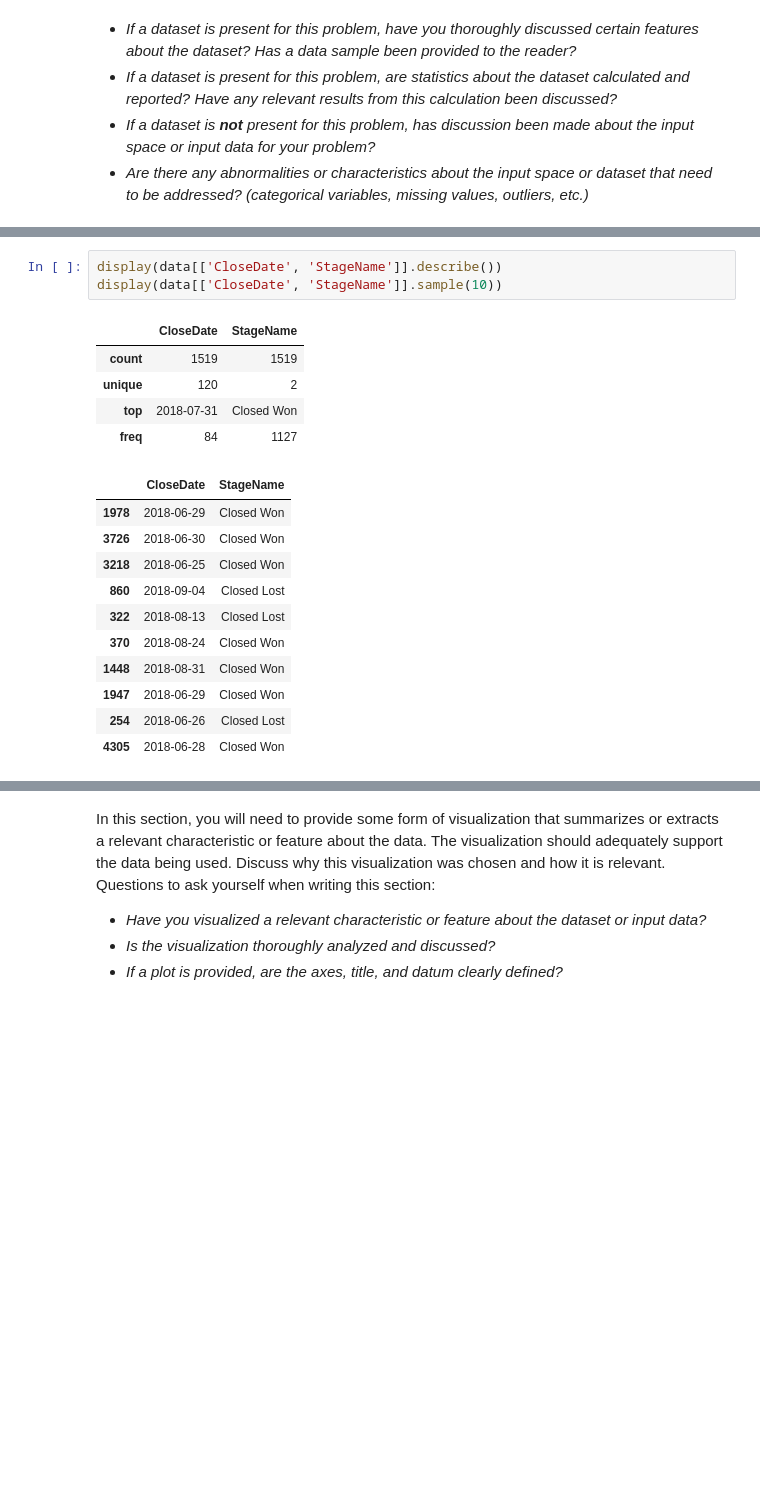
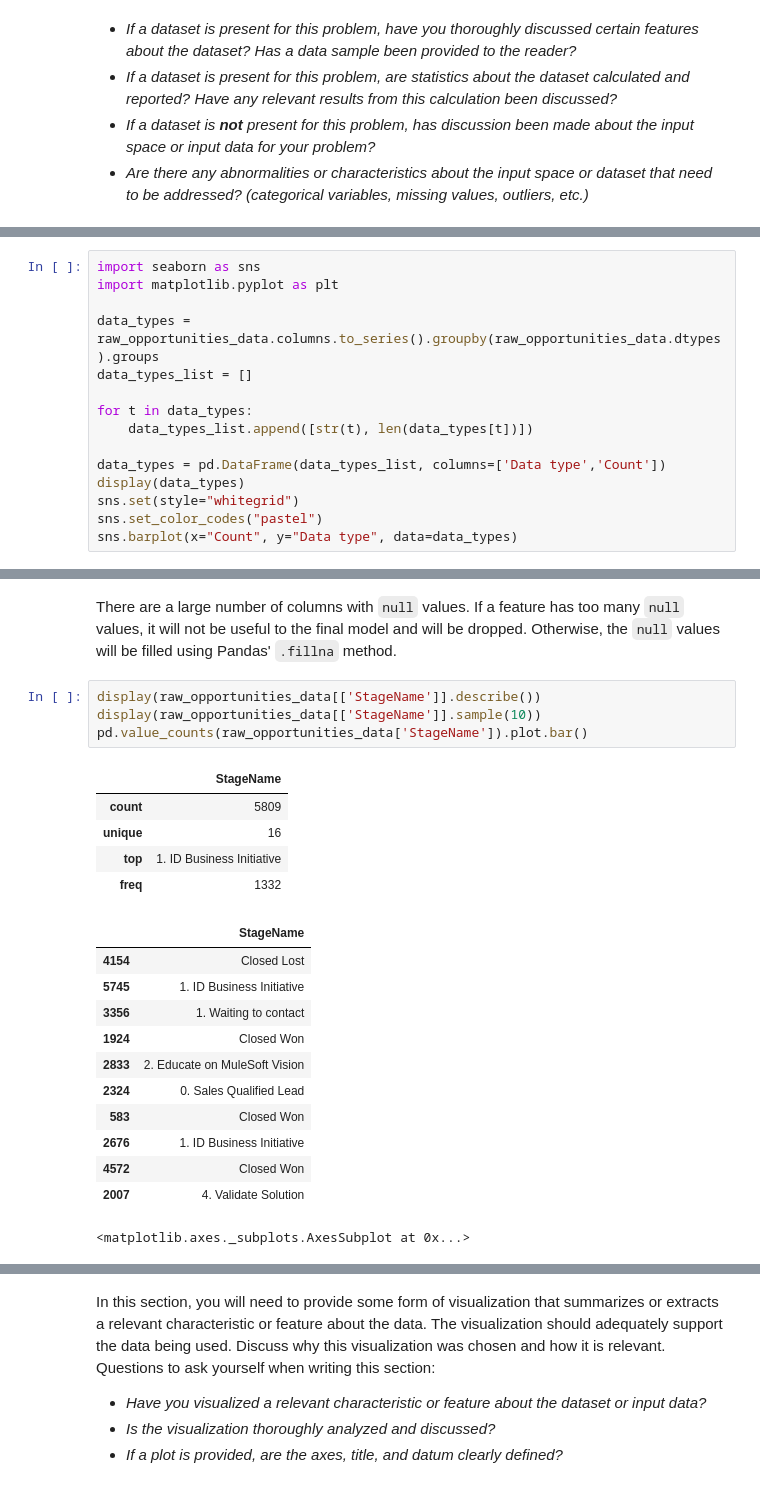
Before and after one commit to iangregson/udacity-mlnd, a Jupyter notebook: projects/capstone/capstone_project.ipynb, the cells around one changed output, grey strips where cells are left out. Saved outputs shown, nothing was run; the diff lists cells and outputs as text; blank space fills up the shorter version.

```diff
--- a/projects/capstone/capstone_project.ipynb
+++ b/projects/capstone/capstone_project.ipynb
@@ -152,0 +107,15 @@ display(data.shape)
+# %%
+import seaborn as sns
+import matplotlib.pyplot as plt
+
+data_types = raw_opportunities_data.columns.to_series().groupby(raw_opportunities_data.dtypes).groups
+data_types_list = []
+
+for t in data_types:
+    data_types_list.append([str(t), len(data_types[t])])
+
+data_types = pd.DataFrame(data_types_list, columns=['Data type','Count'])
+display(data_types)
+sns.set(style="whitegrid")
+sns.set_color_codes("pastel")
+sns.barplot(x="Count", y="Data type", data=data_types)
@@ -153,20 +152,24 @@ display(data.shape)
+# %% [markdown]
+There are a large number of columns with `null` values. If a feature has too many `null` values, it will not be useful to the final model and will be dropped. Otherwise, the `null` values will be filled using Pandas' `.fillna` method.
 # %%
-display(data[['CloseDate', 'StageName']].describe())
-display(data[['CloseDate', 'StageName']].sample(10))
+display(raw_opportunities_data[['StageName']].describe())
+display(raw_opportunities_data[['StageName']].sample(10))
+pd.value_counts(raw_opportunities_data['StageName']).plot.bar()
 # %% [output]
-|  | CloseDate | StageName |
-| count | 1519 | 1519 |
-| unique | 120 | 2 |
-| top | 2018-07-31 | Closed Won |
-| freq | 84 | 1127 |
+|  | StageName |
+| count | 5809 |
+| unique | 16 |
+| top | 1. ID Business Initiative |
+| freq | 1332 |
-|  | CloseDate | StageName |
-| 1978 | 2018-06-29 | Closed Won |
-| 3726 | 2018-06-30 | Closed Won |
-| 3218 | 2018-06-25 | Closed Won |
-| 860 | 2018-09-04 | Closed Lost |
-| 322 | 2018-08-13 | Closed Lost |
-| 370 | 2018-08-24 | Closed Won |
-| 1448 | 2018-08-31 | Closed Won |
-| 1947 | 2018-06-29 | Closed Won |
-| 254 | 2018-06-26 | Closed Lost |
-| 4305 | 2018-06-28 | Closed Won |
+|  | StageName |
+| 4154 | Closed Lost |
+| 5745 | 1. ID Business Initiative |
+| 3356 | 1. Waiting to contact |
+| 1924 | Closed Won |
+| 2833 | 2. Educate on MuleSoft Vision |
+| 2324 | 0. Sales Qualified Lead |
+| 583 | Closed Won |
+| 2676 | 1. ID Business Initiative |
+| 4572 | Closed Won |
+| 2007 | 4. Validate Solution |
+<matplotlib.axes._subplots.AxesSubplot at 0x...>
```
Also changed, not shown: parts of 64 cells of this notebook, 3 other files.
